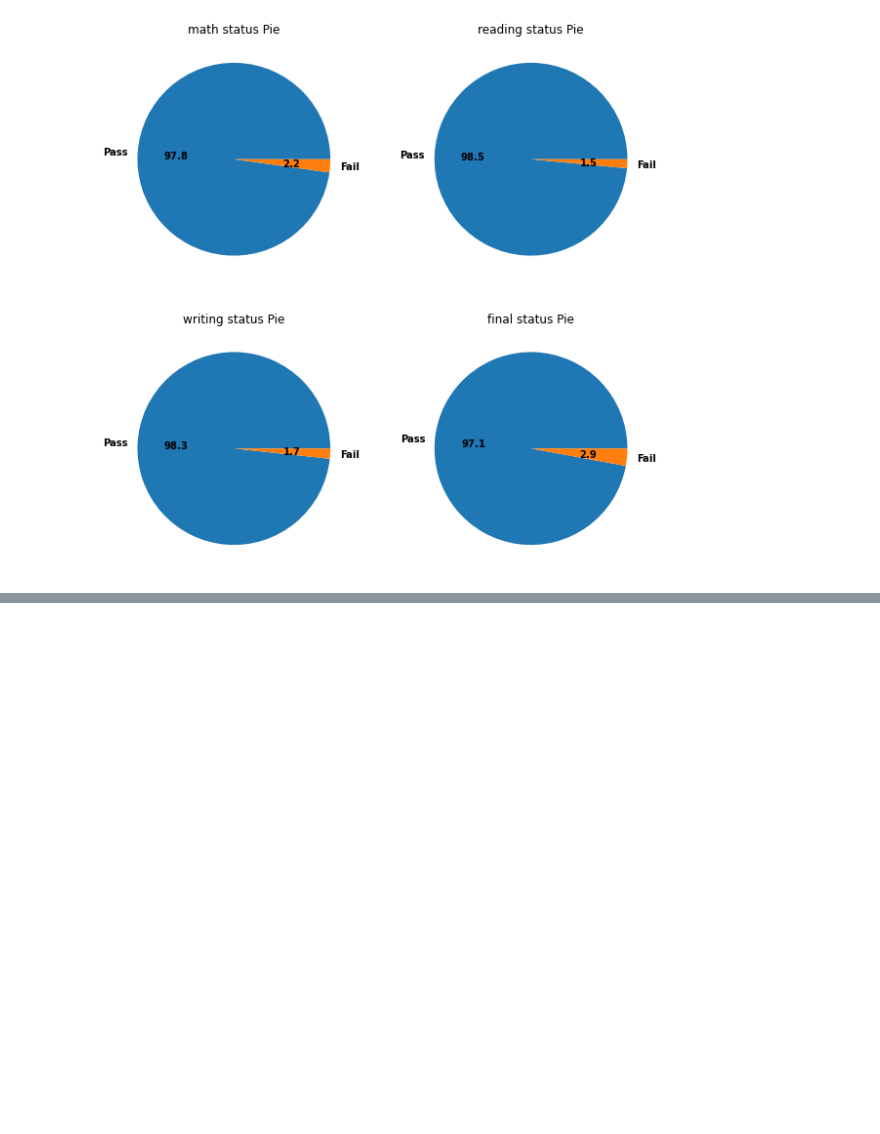
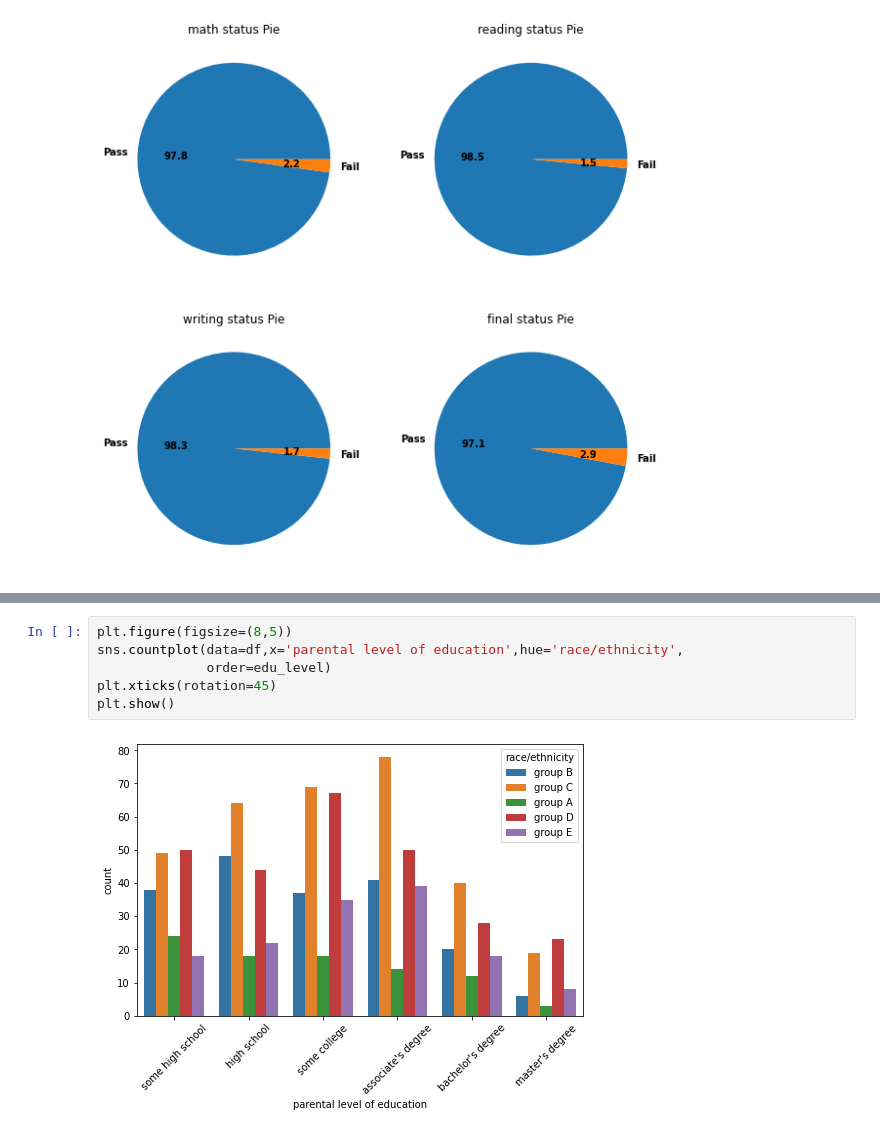
Before and after one commit to SushilKokare/EDA, a Jupyter notebook: 2_Student_Performance/Student Performance.ipynb, the cells around one changed output, grey strips where cells are left out. Saved outputs shown, nothing was run; the diff lists cells and outputs as text; blank space fills up the shorter version.

```diff
--- a/2_Student_Performance/Student Performance.ipynb
+++ b/2_Student_Performance/Student Performance.ipynb
@@ -254,0 +296,8 @@ Text(0.5, 1.0, 'final status Pie')
+# %%
+plt.figure(figsize=(8,5))
+sns.countplot(data=df,x='parental level of education',hue='race/ethnicity',
+              order=edu_level)
+plt.xticks(rotation=45)
+plt.show()
+# %% [output]
+[figure, added]
```
Also changed, not shown: parts of 15 cells of this notebook.
